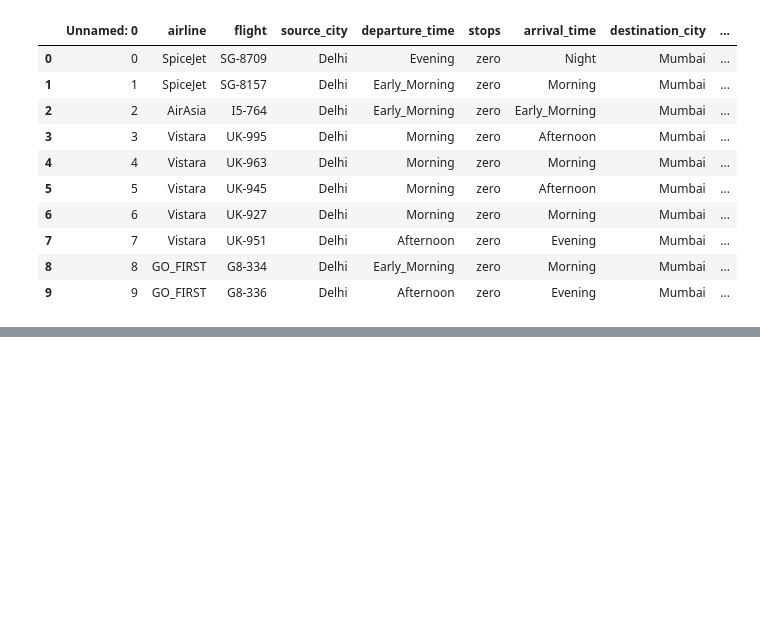
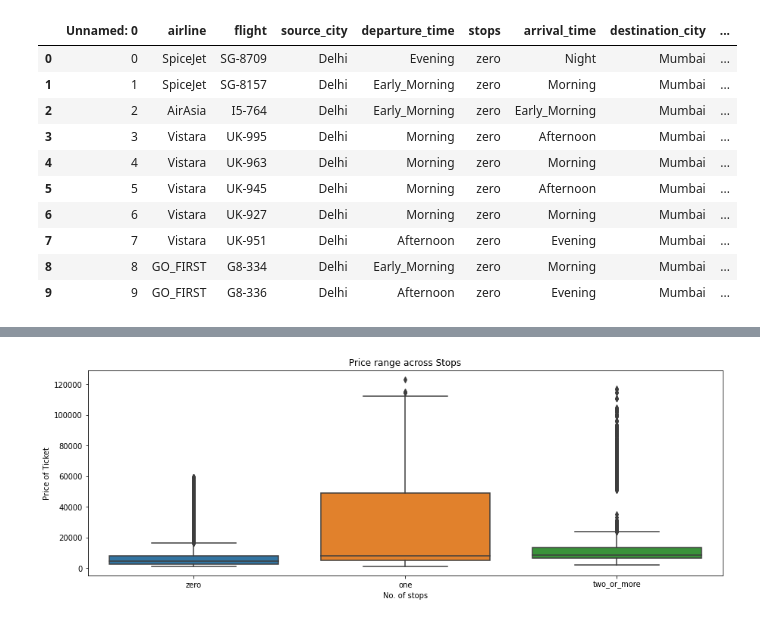
Before and after one commit to heyitsabhijeet/Indian-Airlines-Ticket-Price-Analysis, a Jupyter notebook: India Airlines Ticket Price Exploratory Analysis.ipynb, the cells around one changed output, grey strips where cells are left out. Saved outputs shown, nothing was run; the diff lists cells and outputs as text; code cells hidden in the pictures; blank space fills up the shorter version.

```diff
--- a/India Airlines Ticket Price Exploratory Analysis.ipynb
+++ b/India Airlines Ticket Price Exploratory Analysis.ipynb
@@ -22,0 +103,7 @@ df.head(10)
+# %%
+plt.figure(figsize=(15,5))
+S = sns.boxplot(x='stops', y='price', data=df)
+S.set(xlabel='No. of stops', ylabel='Price of Ticket', title='Price range across Stops')
+plt.show(S)
+# %% [output]
+[figure, added]
```
Also changed, not shown: parts of 14 cells of this notebook.
